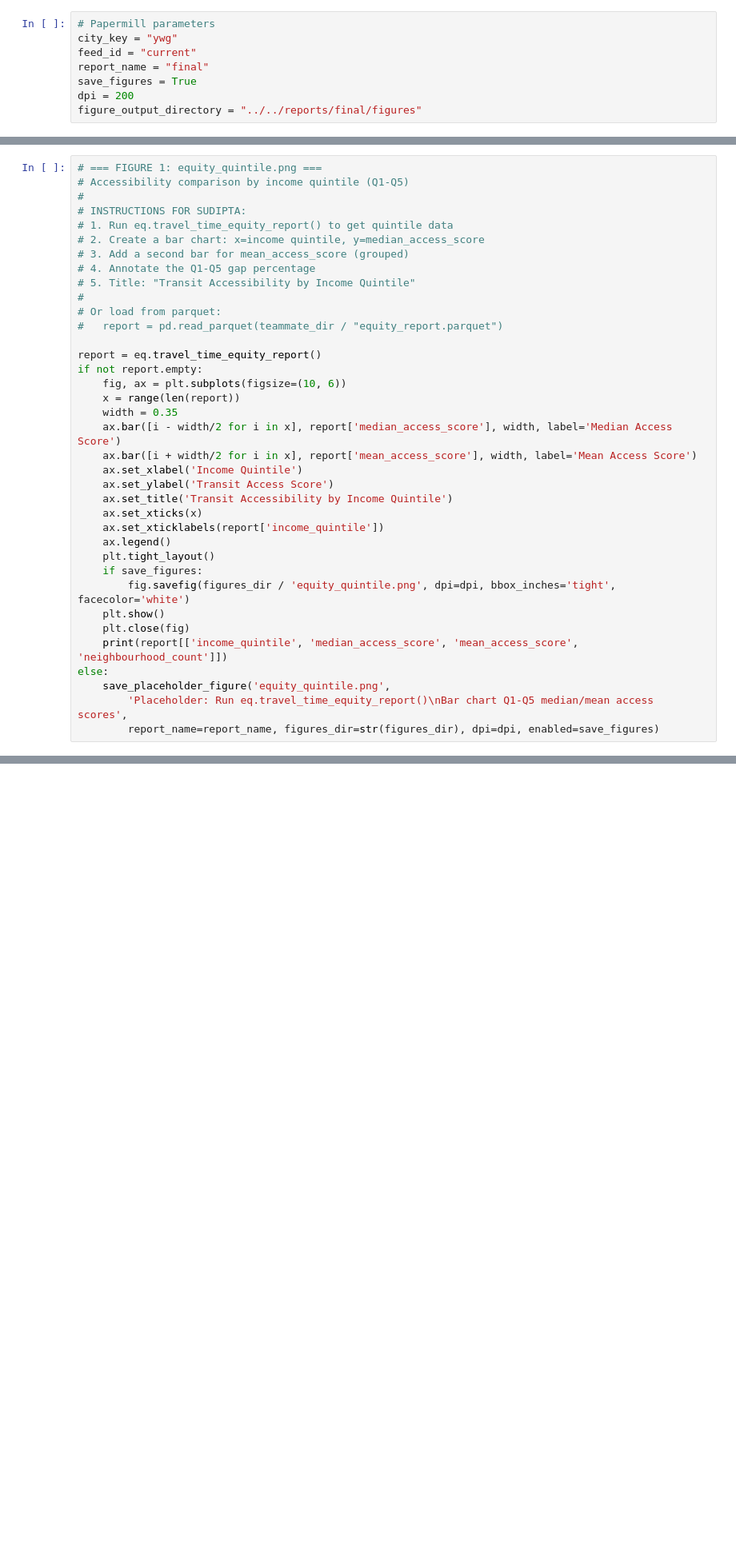
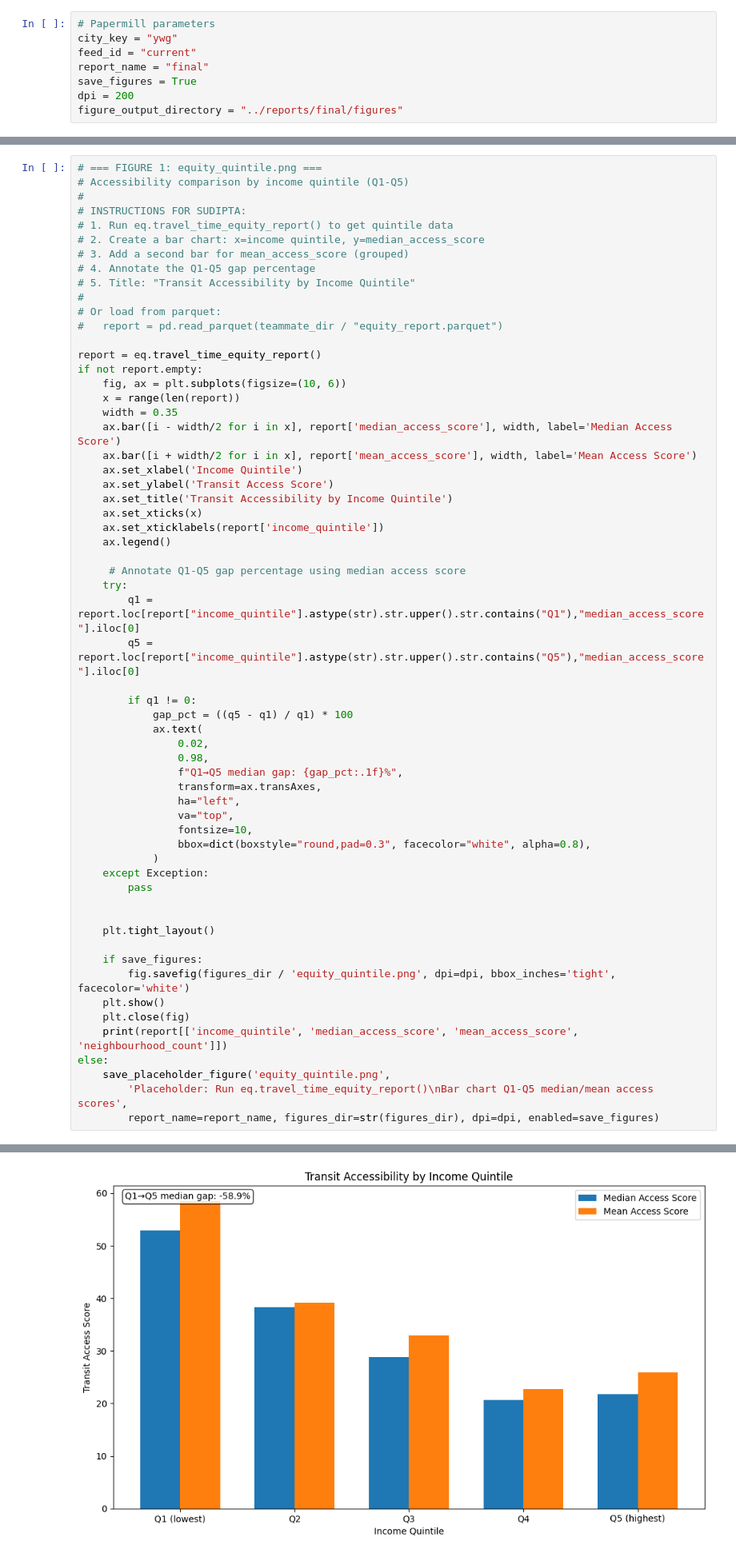
Before and after one commit to ahmedas22/ywg-ptn-analysis-4710-g11, a Jupyter notebook: notebooks/1.4-sudipta-final-equity.ipynb, the cells around one changed output, grey strips where cells are left out. Shown at 80% size. Drawn from its saved outputs; the diff is of its cells as text; blank space fills up the shorter version.

```diff
--- a/notebooks/1.4-sudipta-final-equity.ipynb
+++ b/notebooks/1.4-sudipta-final-equity.ipynb
@@ -16,7 +16,7 @@ feed_id = "current"
 report_name = "final"
 save_figures = True
 dpi = 200
-figure_output_directory = "../../reports/final/figures"
+figure_output_directory = "../reports/final/figures"
 # %%
 from pathlib import Path
 import pandas as pd
@@ -62,7 +65,30 @@ if not report.empty:
     ax.set_xticks(x)
     ax.set_xticklabels(report['income_quintile'])
     ax.legend()
+
+     # Annotate Q1-Q5 gap percentage using median access score
+    try:
+        q1 = report.loc[report["income_quintile"].astype(str).str.upper().str.contains("Q1"),"median_access_score"].iloc[0]
+        q5 = report.loc[report["income_quintile"].astype(str).str.upper().str.contains("Q5"),"median_access_score"].iloc[0]
+
+        if q1 != 0:
+            gap_pct = ((q5 - q1) / q1) * 100
+            ax.text(
+                0.02,
+                0.98,
+                f"Q1→Q5 median gap: {gap_pct:.1f}%",
+                transform=ax.transAxes,
+                ha="left",
+                va="top",
+                fontsize=10,
+                bbox=dict(boxstyle="round,pad=0.3", facecolor="white", alpha=0.8),
+            )
+    except Exception:
+        pass
+
+
     plt.tight_layout()
+
     if save_figures:
         fig.savefig(figures_dir / 'equity_quintile.png', dpi=dpi, bbox_inches='tight', facecolor='white')
     plt.show()
@@ -72,3 +98,4 @@ else:
     save_placeholder_figure('equity_quintile.png',
         'Placeholder: Run eq.travel_time_equity_report()\nBar chart Q1-Q5 median/mean access scores',
         report_name=report_name, figures_dir=str(figures_dir), dpi=dpi, enabled=save_figures)
+# %% [output]
@@ -74,0 +103 @@ else:
+[figure, added]
```
Also changed, not shown: parts of 9 cells of this notebook, 6 other files.
